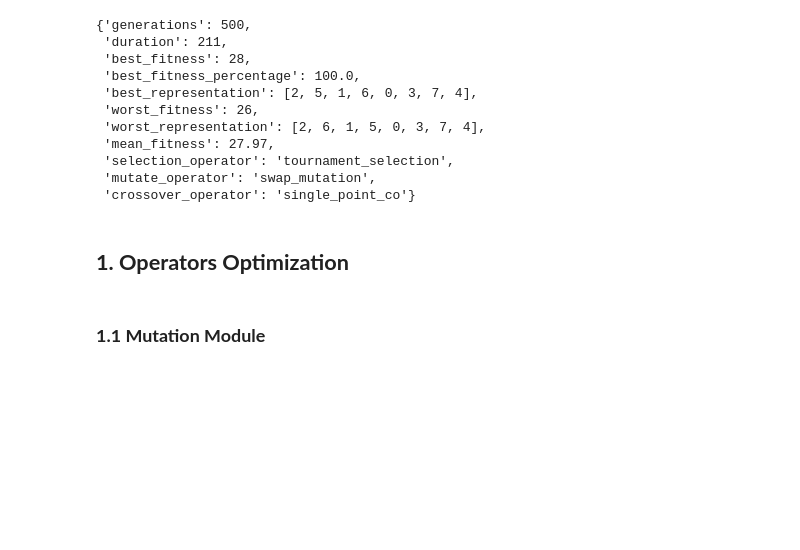
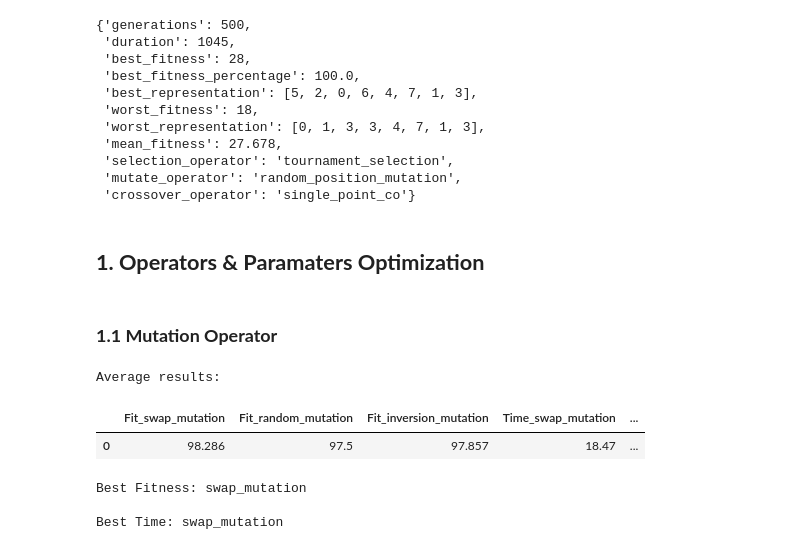
Before and after one commit to NassarX/nqueens-optimization, a Jupyter notebook: app/test.ipynb, the cells around one changed output. Saved outputs shown, nothing was run; the diff lists cells and outputs as text; code cells hidden in the pictures; blank space fills up the shorter version.

```diff
--- a/app/test.ipynb
+++ b/app/test.ipynb
@@ -46,26 +46,26 @@ def genetic_algorithm(
 # testing function
 ga = genetic_algorithm(
                                             n = 8,
-                                            pop = 100,
+                                            pop = 500,
                                             gen = 500,
                                             mut_perc = .02,
                                             cross_perc = .8,
-                                            mut = "swap_mutation",
+                                            mut = "random_mutation",
                                             cross = "single_cross",
                                             select = "tournament_selection"
                                             )
 ga
 # %% [output]
 {'generations': 500,
- 'duration': 211,
+ 'duration': 1045,
  'best_fitness': 28,
  'best_fitness_percentage': 100.0,
- 'best_representation': [2, 5, 1, 6, 0, 3, 7, 4],
- 'worst_fitness': 26,
- 'worst_representation': [2, 6, 1, 5, 0, 3, 7, 4],
- 'mean_fitness': 27.97,
+ 'best_representation': [5, 2, 0, 6, 4, 7, 1, 3],
+ 'worst_fitness': 18,
+ 'worst_representation': [0, 1, 3, 3, 4, 7, 1, 3],
+ 'mean_fitness': 27.678,
  'selection_operator': 'tournament_selection',
- 'mutate_operator': 'swap_mutation',
+ 'mutate_operator': 'random_position_mutation',
  'crossover_operator': 'single_point_co'}
 # %% [markdown]
-## __1. Operators Optimization__
+## __1. Operators & Paramaters Optimization__
@@ -72,9 +80,14 @@ ga
 # %%
-def best_operators_search(parameter: str, values: list):
-    # dictionary with parameter names and default values
-    defaults = genetic_algorithm.__defaults__
-    parameters = genetic_algorithm.__code__.co_varnames
-    params = {param: val for param, val in zip(parameters, defaults)}
+def best_operators_search(parameter: str, values: list, previous_best_params: list = None):
+
+    if previous_best_params:
+        params = previous_best_params
+    else:
+        # dictionary with parameter names and default values
+        defaults = genetic_algorithm.__defaults__
+        parameters = genetic_algorithm.__code__.co_varnames
+        params = {param: val for param, val in zip(parameters, defaults)}
+
     # initializing variables
     best_fit = 0.0
     time_fit = 9e99
@@ -229,4 +242,42 @@ def plot_values(data: pd.DataFrame, colors: list, layout: int, template:str, gri
     fig.show()
     fig2.show()
 # %% [markdown]
-### __1.1 Mutation Module__
+### __1.1 Mutation Operator__
+# %%
+# seed for reproducibility
+np.random.seed(0)
+
+# Define the range of values
+#xo = ['single_cross', 'cycle_cross', 'pmx', 'arithmetic_cross']
+#select = ['tournament_selection', 'stochastic_universal_sampling']
+mutation = ['swap_mutation', 'random_mutation', 'inversion_mutation']
+#population = [100, 250, 500, 1000]
+#generations = [100, 250, 500]
+#cross_percentage = np.arange(0.8, 0.95, 0.05)
+#mut_percentage = np.arange(0.01, 0.06, 0.01)
+
+param_list, df = best_operators_search('mut', mutation)
+
+# Displaying average results of the 100 iterations
+print('\033[1mAverage results:', end='\n')
+df['const'] = 'const'
+df_avg = df.groupby('const').mean().reset_index(drop=True).round(3)
+display(df_avg)
+
+# Getting best parameter by fitness & time
+best_param_fit = df_avg[[col for col in df_avg.columns if col.startswith('Fit_')]].idxmax(axis=1)[0].replace('Fit_', '')
+best_param_time = df_avg[[col for col in df_avg.columns if col.startswith('Time_')]].idxmin(axis=1)[0].replace('Time_', '')
+print(f'\nBest Fitness: \033[1m{best_param_fit}\033[0m\n\nBest Time: \033[1m{best_param_time}\033[0m', end='\n\n')
+
+# Setting the best parameter as new default value
+replace_param = {'mut': best_param_fit}
+
+# Plotting results
+plot_values(data = df, colors = color_palette[:len(mutation)], layout=2, template='white', grid=True)
+# %% [output]
+Average results:
+|  | Fit_swap_mutation | Fit_random_mutation | Fit_inversion_mutation | Time_swap_mutation | ... |
+| 0 | 98.286 | 97.5 | 97.857 | 18.47 | ... |
+Best Fitness: swap_mutation
+
+Best Time: swap_mutation
```
Also changed, not shown: parts of 15 cells of this notebook.
